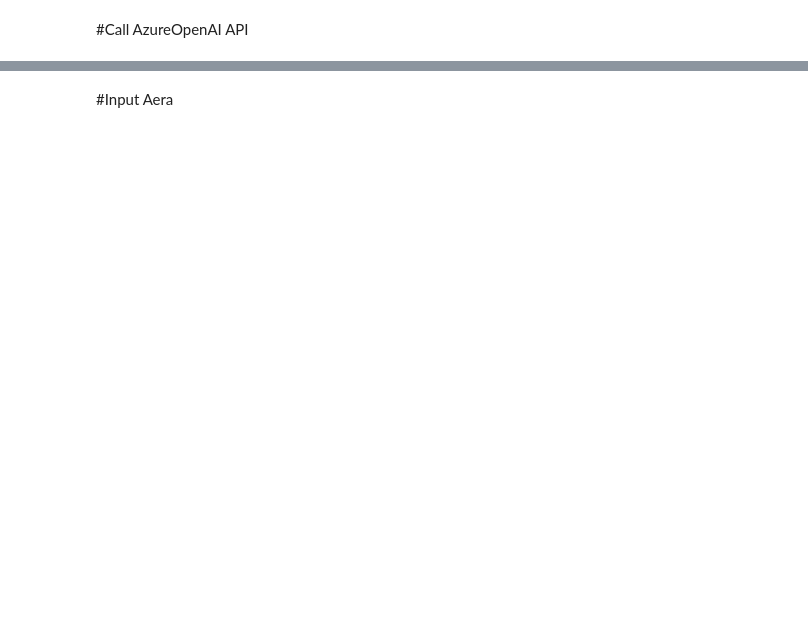
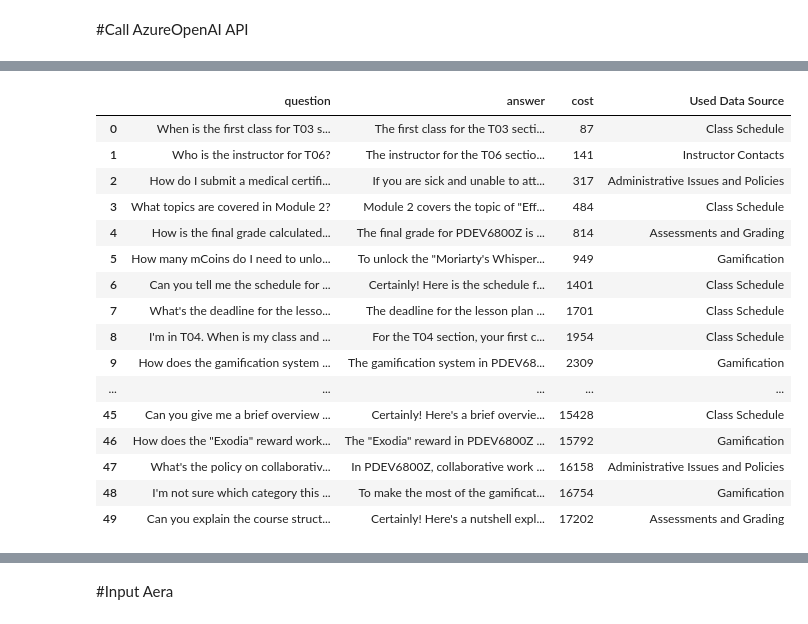
Before and after one commit to heihei0314/courseChatbot, a Jupyter notebook: Chatbot Test.ipynb, the cells around one changed output, grey strips where cells are left out. Drawn from its saved outputs; the diff is of its cells as text; code cells hidden in the pictures; blank space fills up the shorter version.

```diff
--- a/Chatbot Test.ipynb
+++ b/Chatbot Test.ipynb
@@ -255,3 +35,0 @@ def get_response(message, dataSource):
-# %%
-#test for basic query
-response = get_response("What is the First Class about?" , "Assessment" )
@@ -312,0 +94,12 @@ Variable Cost (Tokens): 147
+# %%
+def generate_embeddings(text,fix_variable):
+  global fixed_tokens
+  global variable_tokens
+  text = normalize_text(text)
+  embedResult = client.embeddings.create(input = text, model=text_embedding_model)
+  #print(embedResult.usage.total_tokens)
+  if fix_variable == 0:
+    fixed_tokens+=(embedResult.usage.total_tokens)
+  else:
+    variable_tokens+=(embedResult.usage.total_tokens)
+  return embedResult.data[0].embedding
@@ -312,0 +920,5 @@ Variable Cost (Tokens): 147
+# %%
+dataString = get_dataString("Class Schedule")
+seek_dataString = get_dataString("Instructor Contacts")
+print(seek_dataString)
+#print(dataDict)
@@ -312,0 +935,48 @@ Variable Cost (Tokens): 147
+# %%
+#testing code #metrics #without user cat #no specific section
+
+def metrics(questions):
+  global globalDataSource
+  testingQA =[]
+
+  user_cat=""
+  user_dataSource=""
+  thread=[
+    {"role": "system", "content": context},
+    {"role": "assistant", "content": initial_prompt}
+  ]
+  #print('Ask a query or Choose a Cat:(input start with ""Cat: ""), E.g. Cat: Course Schdeule; Cat: Assessment')
+  #print(f'Chatbot said: \n{initial_prompt}')
+
+  global variable_tokens
+  for user_input in questions:
+    temp = {}
+    #print(f'Testing said: {user_input}')
+    dataString = ""
+    user_cat = user_cat_open+dataString+user_cat_close
+    thread[0]['content'] = context + user_cat
+    thread.append({"role": "user", "content": user_input})
+    temp['question'] = user_input
+
+    answer = conversation(thread,user_input,user_dataSource)
+    thread.append({"role": "assistant", "content": answer})
+    #print(f'Chatbot said: {answer}')
+    temp['answer'] = answer
+
+    #print(f"Variable Cost (Tokens): "+str(variable_tokens))
+    temp['cost'] = variable_tokens #acculmenative cost
+    temp['Used Data Source'] = globalDataSource
+    testingQA.append(temp)
+  print(f"Conversation End")
+  return testingQA
+variable_tokens = 0
+metricsResult = {}
+#metricsResult = metrics(metrics_questions['Question'])
+#df = pd.DataFrame(metricsResult)
+#from google.colab import drive
+#drive.mount('/content/drive')
+#path = '/content/drive/MyDrive/Colab Notebooks/chatbot/'
+#df.to_json(path+"similarityResponse.json")
+#df.to_json(path+"classifierResponse.json")
+#df
+# %% [output]
@@ -312,0 +985,17 @@ Variable Cost (Tokens): 147
+|  | question | answer | cost | Used Data Source |
+| 0 | When is the first class for T03 s... | The first class for the T03 secti... | 87 | Class Schedule |
+| 1 | Who is the instructor for T06? | The instructor for the T06 sectio... | 141 | Instructor Contacts |
+| 2 | How do I submit a medical certifi... | If you are sick and unable to att... | 317 | Administrative Issues and Policies |
+| 3 | What topics are covered in Module 2? | Module 2 covers the topic of "Eff... | 484 | Class Schedule |
+| 4 | How is the final grade calculated... | The final grade for PDEV6800Z is ... | 814 | Assessments and Grading |
+| 5 | How many mCoins do I need to unlo... | To unlock the "Moriarty's Whisper... | 949 | Gamification |
+| 6 | Can you tell me the schedule for ... | Certainly! Here is the schedule f... | 1401 | Class Schedule |
+| 7 | What's the deadline for the lesso... | The deadline for the lesson plan ... | 1701 | Class Schedule |
+| 8 | I'm in T04. When is my class and ... | For the T04 section, your first c... | 1954 | Class Schedule |
+| 9 | How does the gamification system ... | The gamification system in PDEV68... | 2309 | Gamification |
+| ... | ... | ... | ... | ... |
+| 45 | Can you give me a brief overview ... | Certainly! Here's a brief overvie... | 15428 | Class Schedule |
+| 46 | How does the "Exodia" reward work... | The "Exodia" reward in PDEV6800Z ... | 15792 | Gamification |
+| 47 | What's the policy on collaborativ... | In PDEV6800Z, collaborative work ... | 16158 | Administrative Issues and Policies |
+| 48 | I'm not sure which category this ... | To make the most of the gamificat... | 16754 | Gamification |
+| 49 | Can you explain the course struct... | Certainly! Here's a nutshell expl... | 17202 | Assessments and Grading |
```
Also changed, not shown: parts of 85 cells of this notebook, 6 other files.
